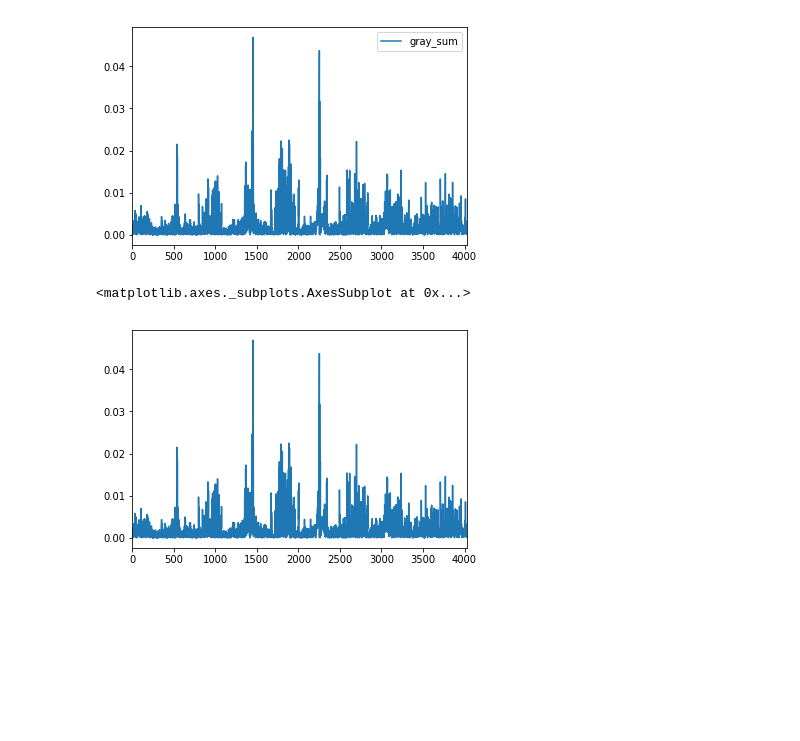
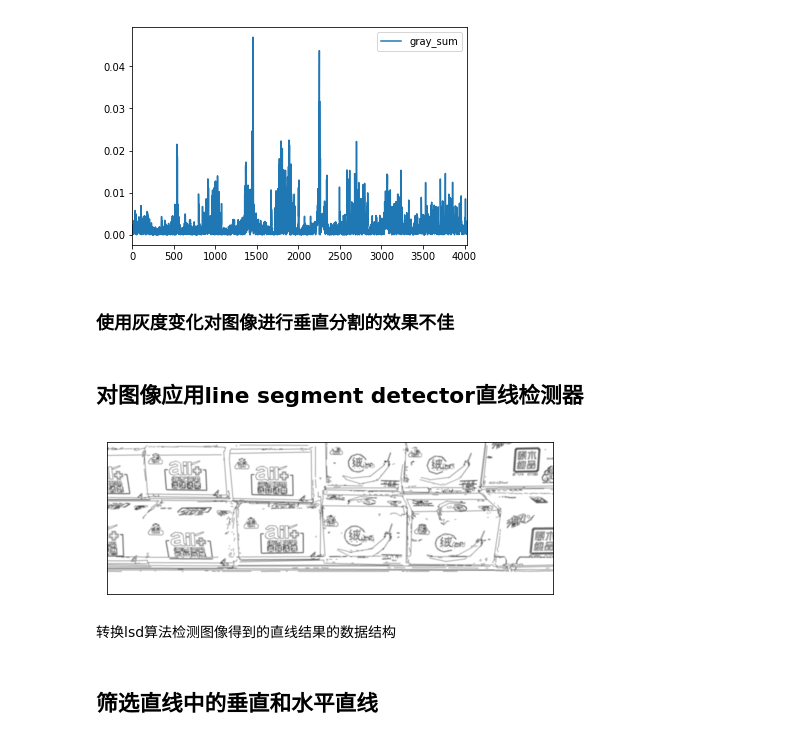
Before and after one commit to HerikkWang/Graduation_project_cv, a Jupyter notebook: project/image_vertical_segmentation.ipynb, the cells around one changed output. Saved outputs shown, nothing was run; the diff lists cells and outputs as text; code cells hidden in the pictures; blank space fills up the shorter version.

Commit message:
对水平分割得到图像应用lsd线段检测算法
使用line segment detector检测图像中的直线，并对直线进行筛选，提取垂直和水平直线，为将来确定sliding window尺寸奠定基础

```diff
--- a/project/image_vertical_segmentation.ipynb
+++ b/project/image_vertical_segmentation.ipynb
@@ -76,8 +83,28 @@ def show_gray_diff(image, blur_size=3, canny_threshold_1=50, canny_threshold_2=2
 df1 = show_gray_diff(img_1, canny_threshold_1=100)
 # %% [output]
 [figure]
-# %%
-df1.plot()
-# %% [output]
-<matplotlib.axes._subplots.AxesSubplot at 0x...>
-[figure, removed]
+# %% [markdown]
+### 使用灰度变化对图像进行垂直分割的效果不佳
+# %%
+gray_img_2 = cv2.cvtColor(img_2, cv2.COLOR_BGR2GRAY)
+# %% [markdown]
+## 对图像应用line segment detector直线检测器
+# %%
+lsd = cv2.createLineSegmentDetector(0)
+blur_img_2 = cv2.GaussianBlur(gray_img_2, (5, 5), 2)
+lines = lsd.detect(blur_img_2)[0]
+# %%
+img_blank = np.zeros(gray_img.shape)
+img_blank[:, :] = 255
+for line in lines:
+    x0 = int(round(line[0][0]))
+    y0 = int(round(line[0][1]))
+    x1 = int(round(line[0][2]))
+    y1 = int(round(line[0][3]))
+    cv2.line(img_blank, (x0, y0), (x1, y1), 0, 2, cv2.LINE_AA)
+
+gray_image_show(img_blank)
+# %% [output]
+[figure, added]
+# %% [markdown]
+转换lsd算法检测图像得到的直线结果的数据结构
@@ -83,0 +119,2 @@ df1.plot()
+# %% [markdown]
+## 筛选直线中的垂直和水平直线
```
Also changed, not shown: parts of 22 cells of this notebook.
